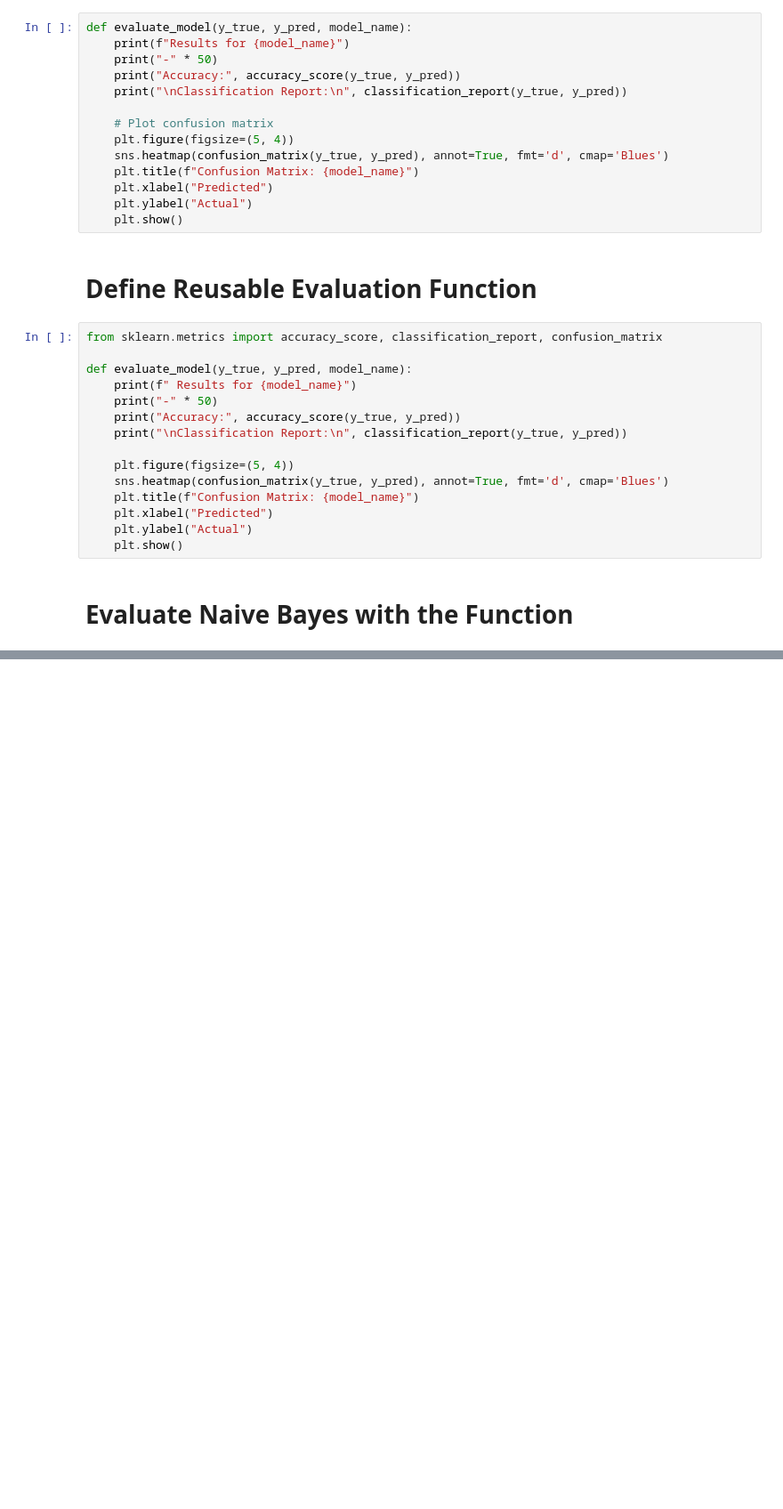
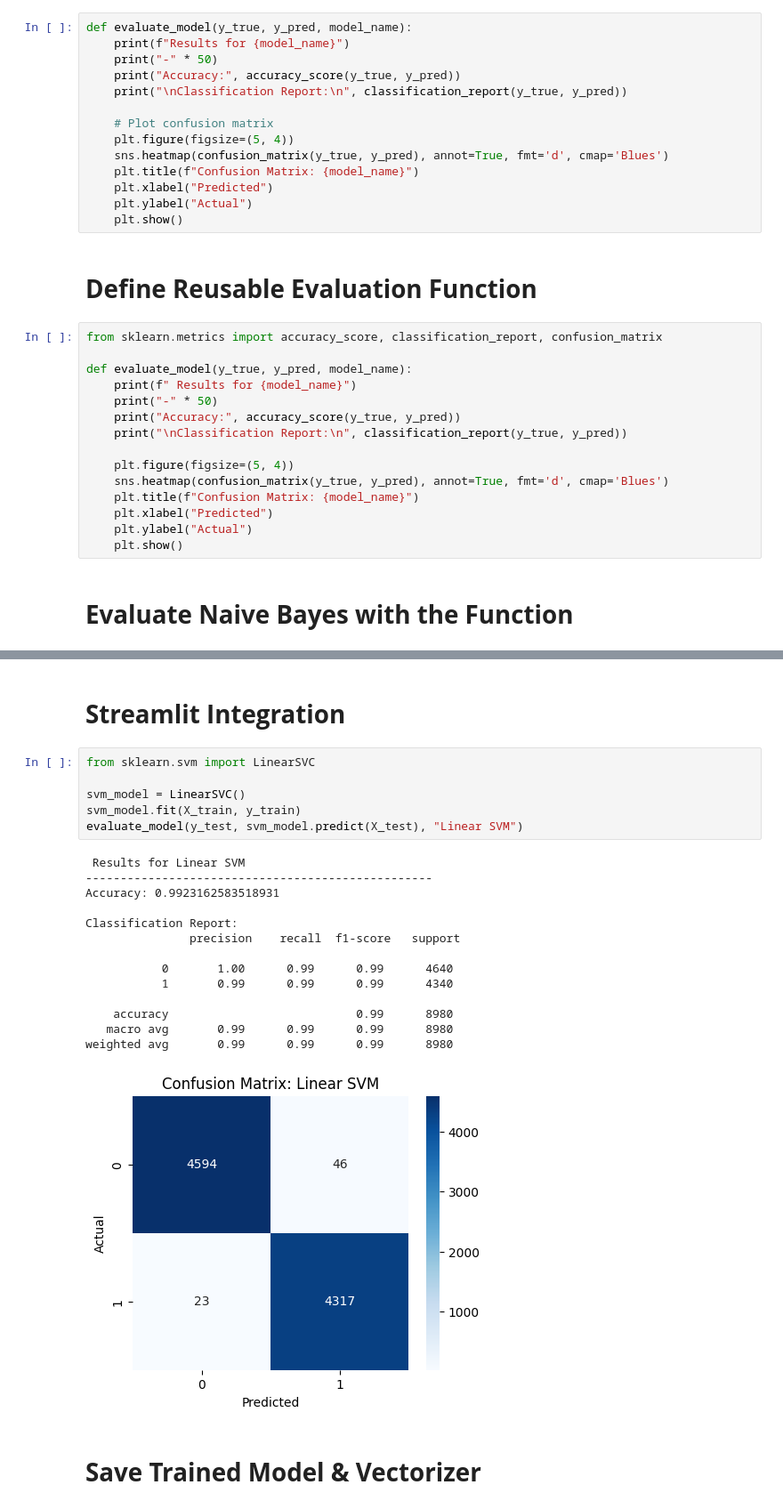
Before and after one commit to Zubair-hussain/Fake-News-Detection-using-NLP, a Jupyter notebook: Fake_News_Detection_using_NLP.ipynb, the cells around one changed output, grey strips where cells are left out. Shown at 89% size. Drawn from its saved outputs; the diff is of its cells as text; blank space fills up the shorter version.

```diff
--- a/Fake_News_Detection_using_NLP.ipynb
+++ b/Fake_News_Detection_using_NLP.ipynb
@@ -289,3 +289,28 @@ Classification Report:
    macro avg       0.99      0.99      0.99      8980
 weighted avg       0.99      0.99      0.99      8980
 [figure]
+# %% [markdown]
+# **Streamlit Integration**
+# %%
+from sklearn.svm import LinearSVC
+
+svm_model = LinearSVC()
+svm_model.fit(X_train, y_train)
+evaluate_model(y_test, svm_model.predict(X_test), "Linear SVM")
+# %% [output]
+ Results for Linear SVM
+--------------------------------------------------
+Accuracy: 0.9923162583518931
+
+Classification Report:
+               precision    recall  f1-score   support
+
+           0       1.00      0.99      0.99      4640
+           1       0.99      0.99      0.99      4340
+
+    accuracy                           0.99      8980
+   macro avg       0.99      0.99      0.99      8980
+weighted avg       0.99      0.99      0.99      8980
+[figure, added]
+# %% [markdown]
+# **Save Trained Model & Vectorizer**
```
Also changed, not shown: parts of 10 cells of this notebook.
